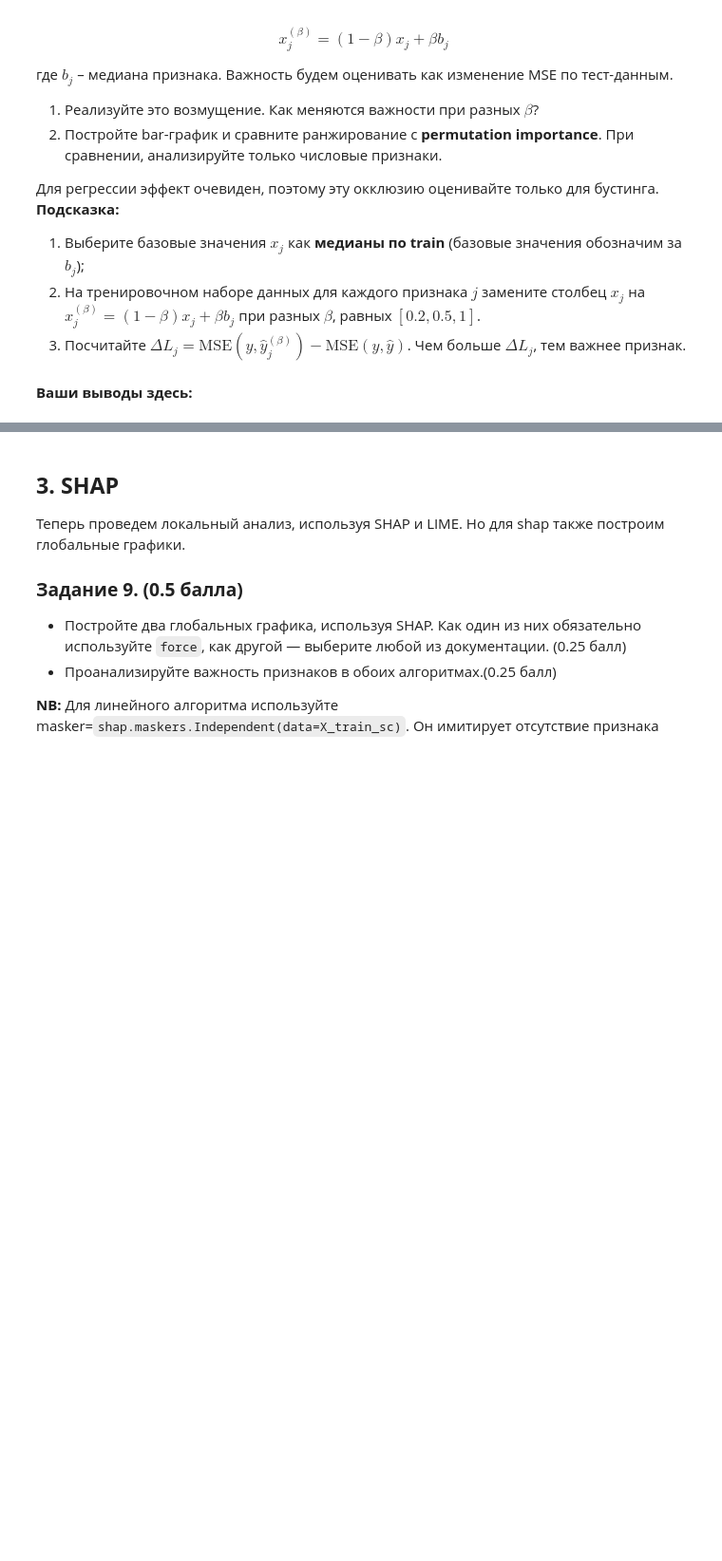
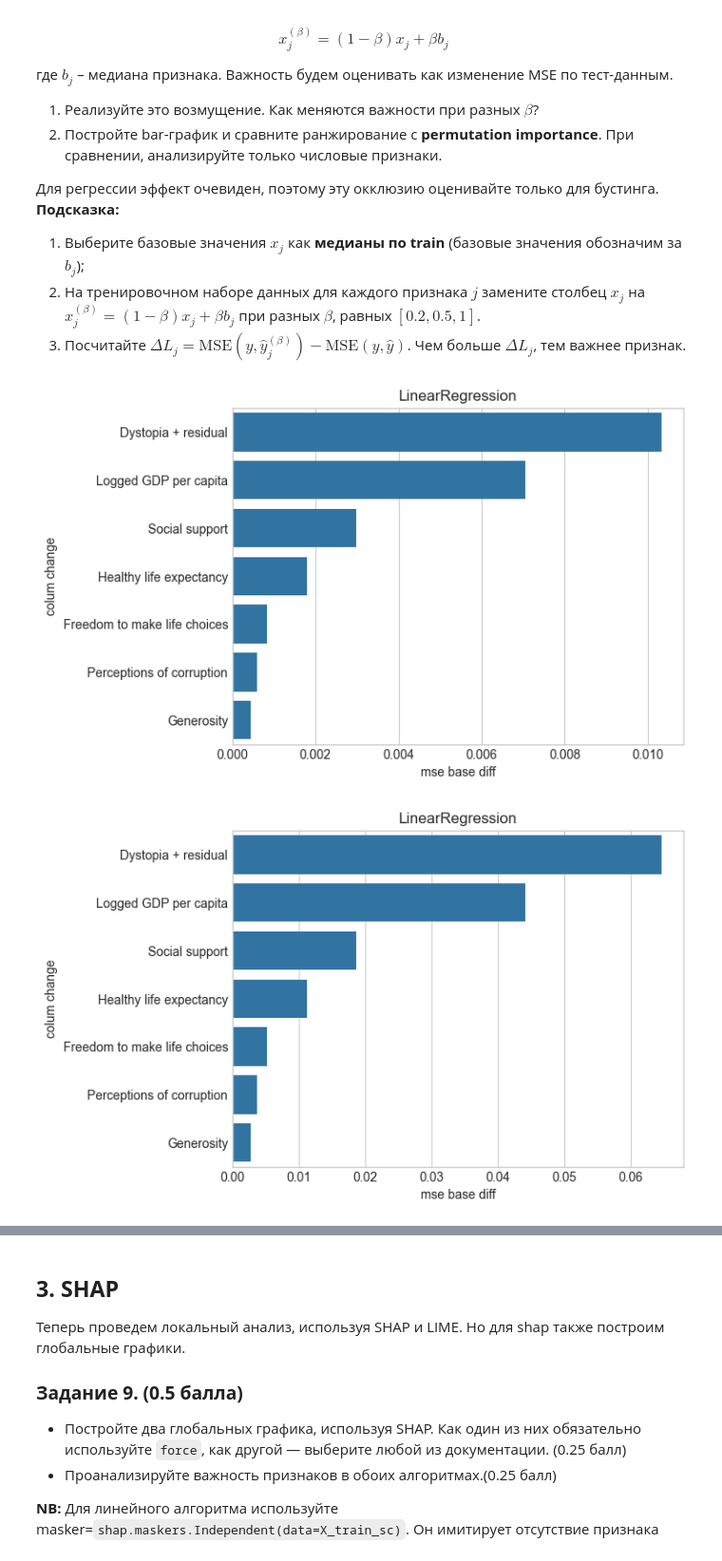
Before and after one commit to EgorGorshen/ml-hw, a Jupyter notebook: homework-practice-bonus-XAI.ipynb, the cells around one changed output, grey strips where cells are left out. Shown at 95% size. Cells and saved outputs as stored; diff of their text form; code cells hidden in the pictures; blank space fills up the shorter version.

```diff
--- a/homework-practice-bonus-XAI.ipynb
+++ b/homework-practice-bonus-XAI.ipynb
@@ -383,9 +584,3 @@ $$x_j^{(\beta)}=(1-\beta)x_j+\beta b_j$$
 1. Выберите базовые значения $x_j$ как **медианы по train** (базовые значения обозначим за $b_j$);
 2. На тренировочном наборе данных для каждого признака $j$ замените столбец $x_j$ на $x^{(\beta)}_j=(1-\beta)x_j+\beta b_j$ при разных $\beta$, равных $[0.2, 0.5, 1]$.
 3. Посчитайте $\Delta L_j = \text{MSE}(y,\hat y^{(\beta)}_j)-\text{MSE}(y,\hat y)$. Чем больше $\Delta L_j$, тем важнее признак.
-# %%
-def occlusion_importance():
-
-    # Ваш код здесь
-
-    pass
@@ -394,2 +586,0 @@ def occlusion_importance():
-# %% [markdown]
-**Ваши выводы здесь:**
@@ -395,0 +623,13 @@ def occlusion_importance():
+# %%
+res_lr = occlusion_importance(lr_pipe, X_train, y_train)
+for beta in [0.2, 0.5, 1]:
+    plt.title("LinearRegression")
+    sns.barplot(
+        res_lr.filter(pl.col("beta") == beta).sort("mse base diff", descending=True),
+        y="colum change",
+        x="mse base diff",
+    )
+    plt.show()
+# %% [output]
+[figure, added]
+[figure, added]
```
Also changed, not shown: parts of 41 cells of this notebook, 1 other file.
